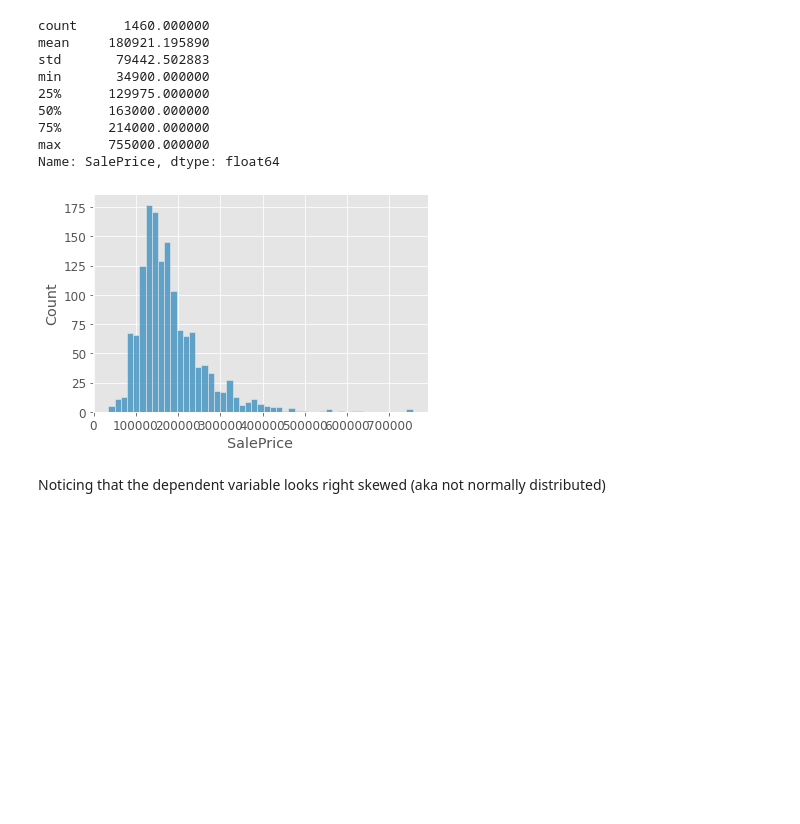
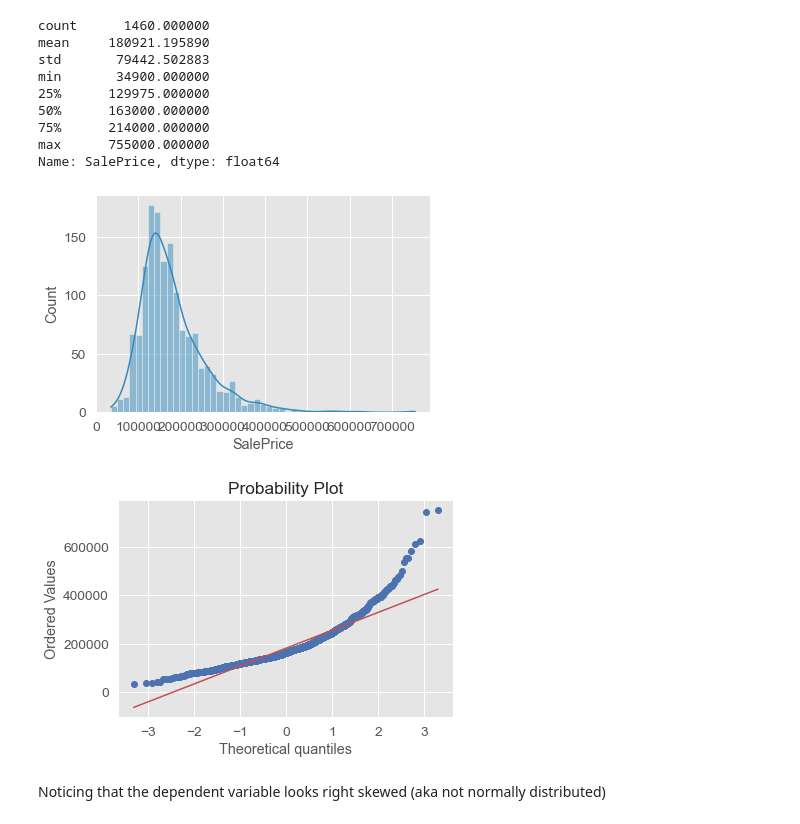
Before and after one commit to aditimayareddy/ameshousing, a Jupyter notebook: Ames_EDA.ipynb, the cells around one changed output. Cells and saved outputs as stored; diff of their text form; code cells hidden in the pictures; blank space fills up the shorter version.

```diff
--- a/Ames_EDA.ipynb
+++ b/Ames_EDA.ipynb
@@ -30,7 +68,7 @@ plt.rcParams.update({'font.size': 12})
 # %% [markdown]
 ### Reading in train data
 # %%
-train = pd.read_csv('./Data/train.csv')
+train = pd.read_csv('./data/raw/train.csv')
 train.head()
 #train.drop(['Unnamed: 0'], axis=1, inplace=True)
 print(f"Read in Ames Housing Train Data - Shape: {train.shape}")
@@ -79,9 +142,13 @@ Name: SalePrice, dtype: float64
 # %%
 #plotting a histogram using seaborn
 #histogram
-sns.histplot(train['SalePrice']);
+sns.histplot(train['SalePrice'], kde = True);
+fig = plt.figure()
+res = stats.probplot(train['SalePrice'], plot=plt)
+#TODO - clean up this diagram
 # %% [output]
-[figure, old version]
+[figure, new version]
+[figure, added]
 # %% [markdown]
 Noticing that the dependent variable looks right skewed (aka not normally distributed)
 # %%
```
Also changed, not shown: parts of 71 cells of this notebook, 5 other files.
